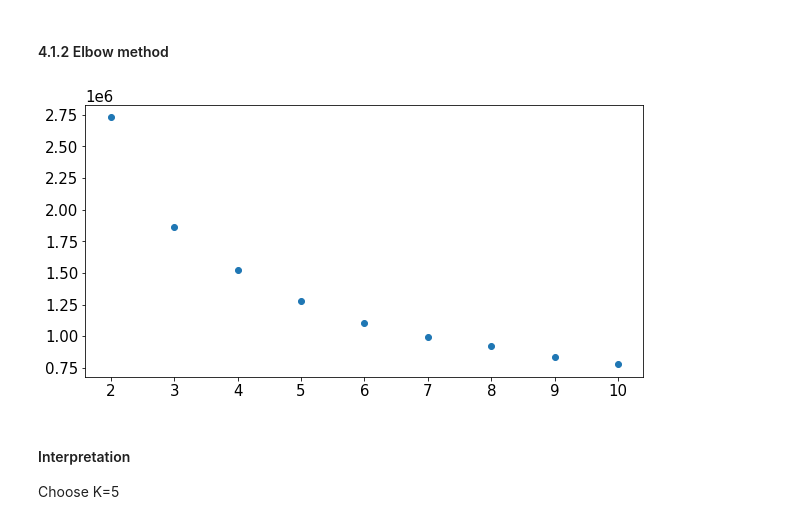
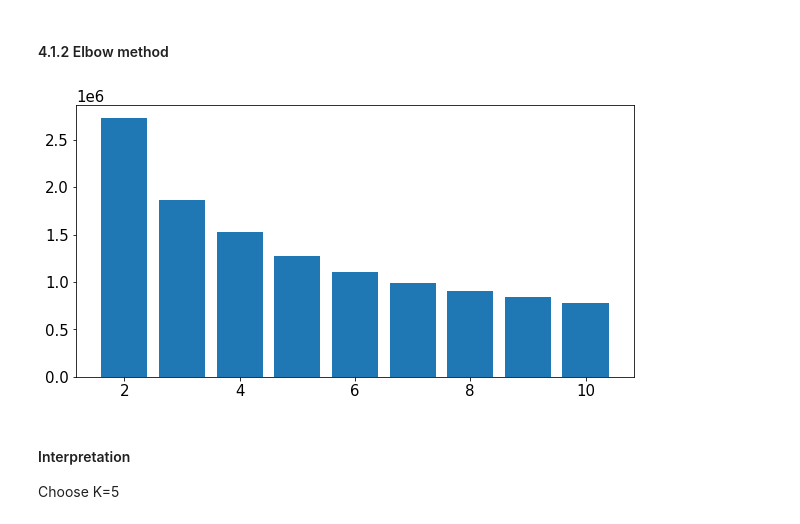
Before and after one commit to jorisguerin/clusteringLectures, a Jupyter notebook: Hands on/Solutions/HandsOn_MARS.ipynb, the cells around one changed output. Drawn from its saved outputs; the diff is of its cells as text; code cells hidden in the pictures.

```diff
--- a/Hands on/Solutions/HandsOn_MARS.ipynb
+++ b/Hands on/Solutions/HandsOn_MARS.ipynb
@@ -19,7 +19,7 @@ plt.rcParams["font.size"] = 15
 # %% [markdown]
 #### 3.1.1 Read the data
 # %%
-mars = pd.read_csv("/home/joris/Projects/ANITI/coursINSA/clusteringLectures/Hands on/Data/mars.csv.zip")
+mars = pd.read_csv("../Data/mars.csv.zip")
 # %% [markdown]
 #### 3.1.2 Display data summary
 # %%
@@ -217,15 +217,15 @@ Either use the elbow method or the silhouette method
 # %%
 inertia = []
 for k in range(1, 11):
     kmeans = KMeans(n_clusters=k)
     kmeans.fit(mars_reduced)
     inertia.append(kmeans.inertia_)
 inertia = np.array(inertia)
 
-plt.scatter(range(2, 11), inertia[1:])
+plt.bar(range(2, 11), inertia[1:])
 plt.show()
 # %% [output]
-[figure, old version]
+[figure, new version]
 # %% [markdown]
 #### Interpretation
 
```
Also changed, not shown: parts of 32 cells of this notebook.
